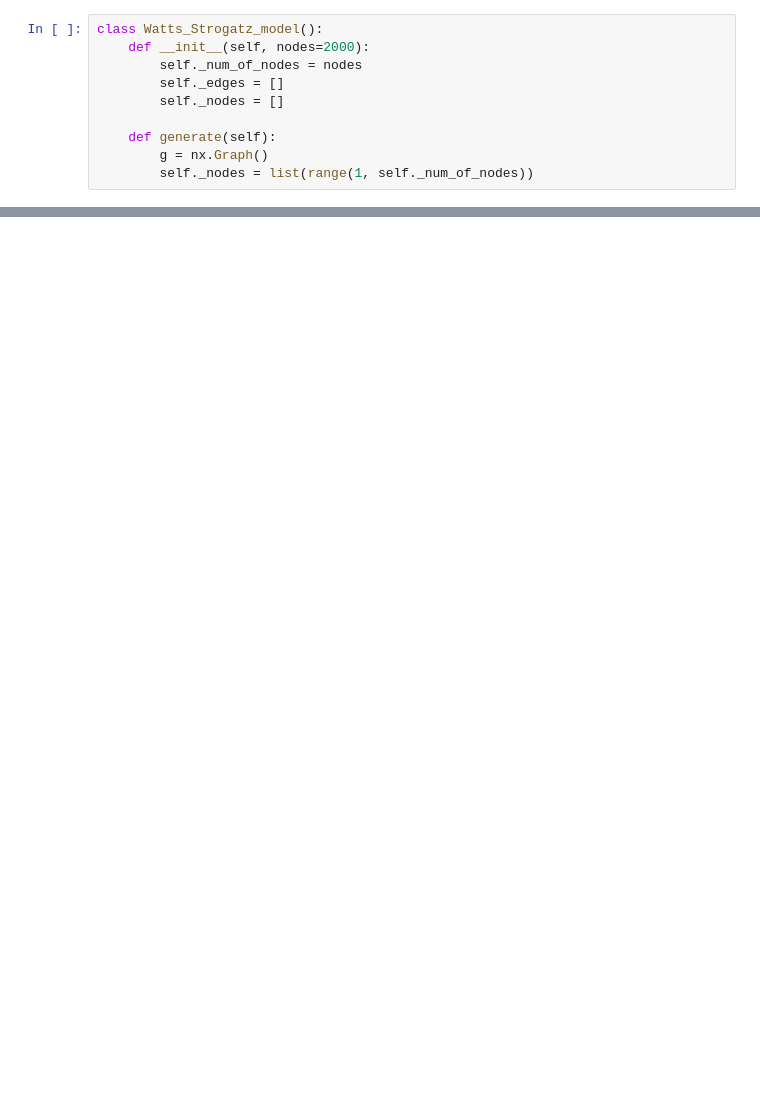
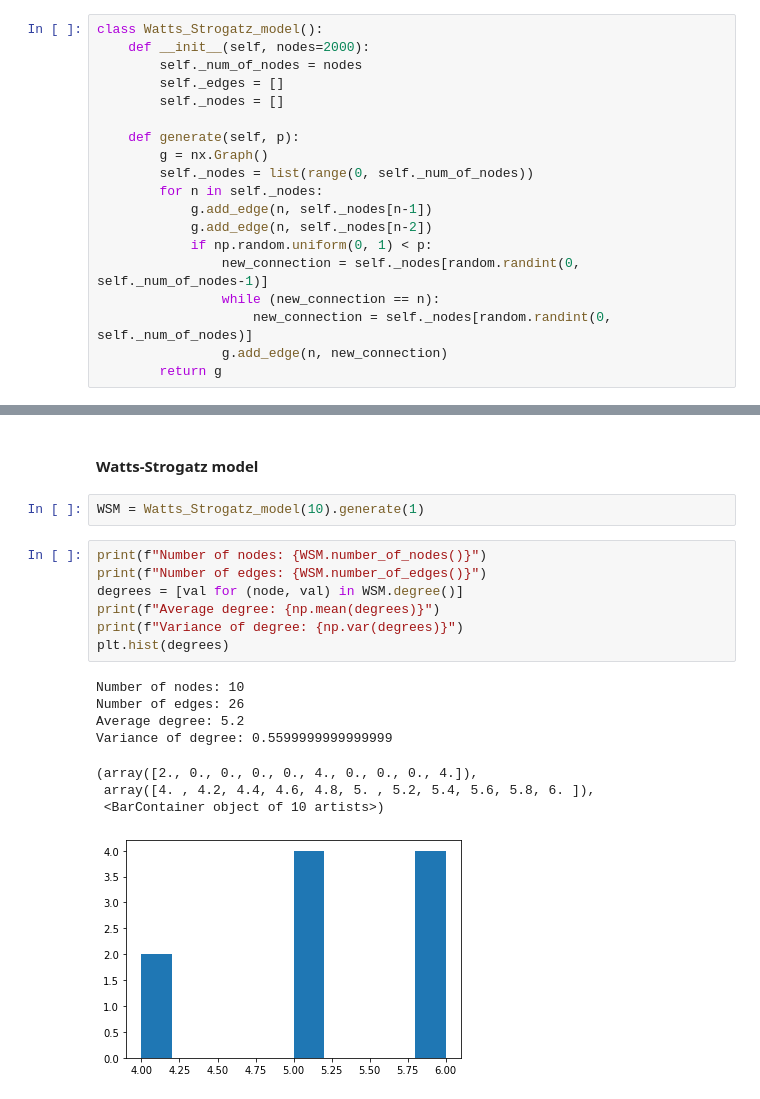
Before and after one commit to KasiaMacioszek/diffusion_processes, a Jupyter notebook: Assignment3.ipynb, the cells around one changed output, grey strips where cells are left out. Saved outputs shown, nothing was run; the diff lists cells and outputs as text; blank space fills up the shorter version.

```diff
--- a/Assignment3.ipynb
+++ b/Assignment3.ipynb
@@ -27,6 +27,15 @@ class Watts_Strogatz_model():
         self._edges = []
         self._nodes = []
 
-    def generate(self):
+    def generate(self, p):
         g = nx.Graph()
-        self._nodes = list(range(1, self._num_of_nodes))
+        self._nodes = list(range(0, self._num_of_nodes))
+        for n in self._nodes:
+            g.add_edge(n, self._nodes[n-1])
+            g.add_edge(n, self._nodes[n-2])
+            if np.random.uniform(0, 1) < p:
+                new_connection = self._nodes[random.randint(0, self._num_of_nodes-1)]
+                while (new_connection == n):
+                    new_connection = self._nodes[random.randint(0, self._num_of_nodes)]
+                g.add_edge(n, new_connection)
+        return g
@@ -32,0 +91,20 @@ class Watts_Strogatz_model():
+# %% [markdown]
+#### Watts-Strogatz model
+# %%
+WSM = Watts_Strogatz_model(10).generate(1)
+# %%
+print(f"Number of nodes: {WSM.number_of_nodes()}")
+print(f"Number of edges: {WSM.number_of_edges()}")
+degrees = [val for (node, val) in WSM.degree()]
+print(f"Average degree: {np.mean(degrees)}")
+print(f"Variance of degree: {np.var(degrees)}")
+plt.hist(degrees)
+# %% [output]
+Number of nodes: 10
+Number of edges: 26
+Average degree: 5.2
+Variance of degree: 0.5599999999999999
+(array([2., 0., 0., 0., 0., 4., 0., 0., 0., 4.]),
+ array([4. , 4.2, 4.4, 4.6, 4.8, 5. , 5.2, 5.4, 5.6, 5.8, 6. ]),
+ <BarContainer object of 10 artists>)
+[figure, added]
```
Also changed, not shown: parts of 13 cells of this notebook.
